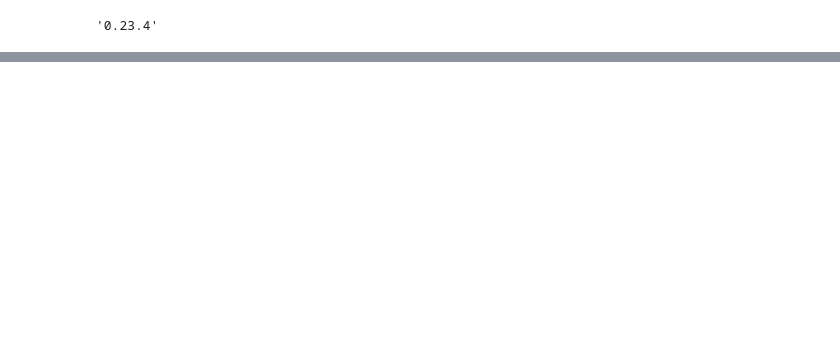
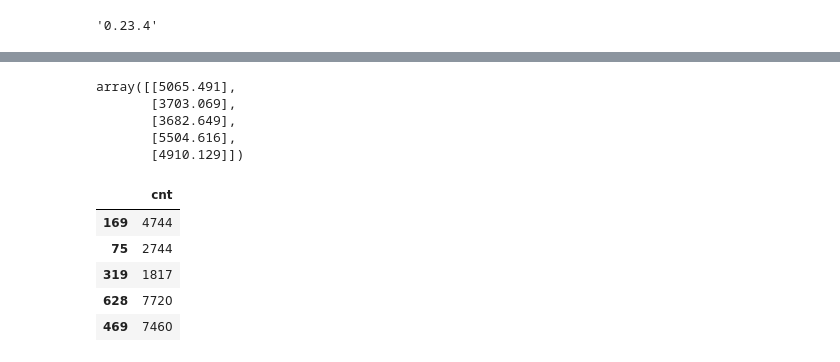
Before and after one commit to data-ml/advanced_training, a Jupyter notebook: 01.1 Review of Supervised Learning.ipynb, the cells around one changed output, grey strips where cells are left out. Saved outputs shown, nothing was run; the diff lists cells and outputs as text; code cells hidden in the pictures; blank space fills up the shorter version.

```diff
--- a/01.1 Review of Supervised Learning.ipynb
+++ b/01.1 Review of Supervised Learning.ipynb
@@ -155,0 +163,17 @@ pd.__version__
+# %%
+lR.predict(X_train)[:5]
+# %% [output]
+array([[5065.491],
+       [3703.069],
+       [3682.649],
+       [5504.616],
+       [4910.129]])
+# %%
+y_train[:5]
+# %% [output]
+|  | cnt |
+| 169 | 4744 |
+| 75 | 2744 |
+| 319 | 1817 |
+| 628 | 7720 |
+| 469 | 7460 |
```
Also changed, not shown: parts of 14 cells of this notebook.
